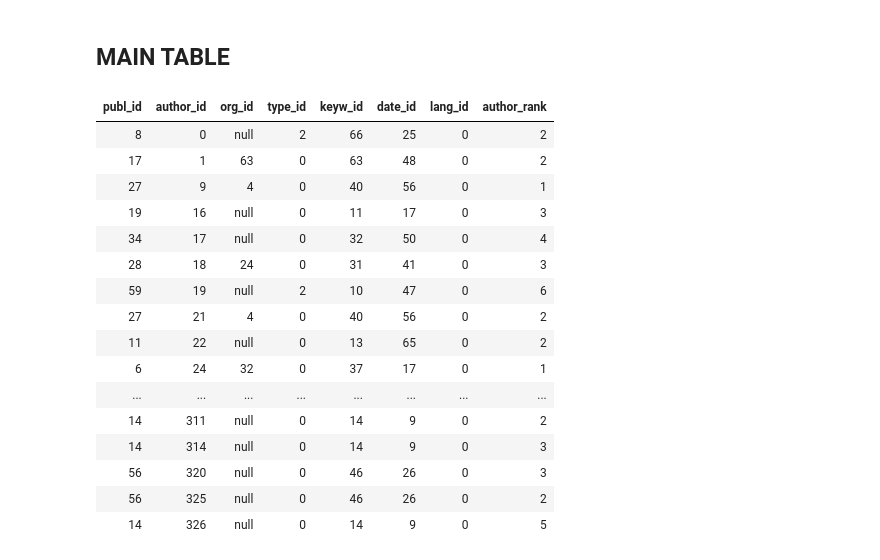
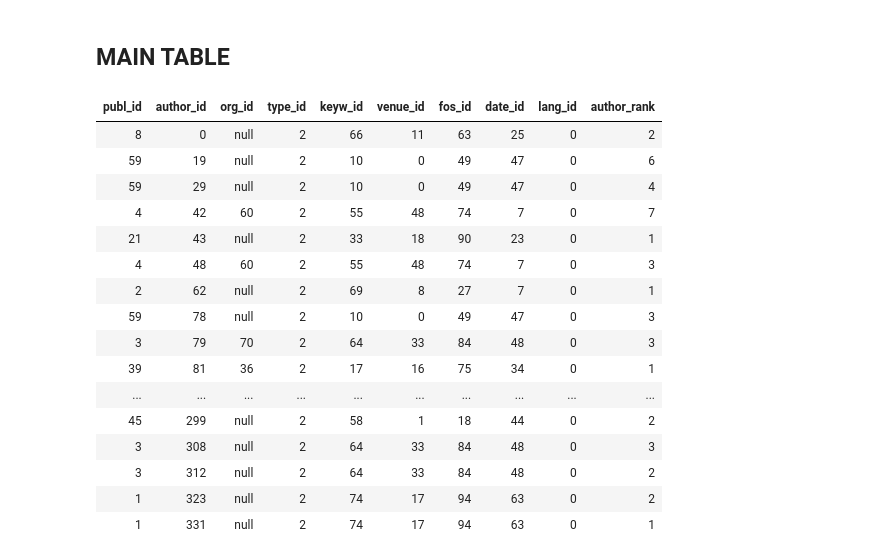
Before and after one commit to Karljohan99/BDM2023-group3, a Jupyter notebook: project1/Project_1.ipynb, the cells around one changed output. Drawn from its saved outputs; the diff is of its cells as text; code cells hidden in the pictures.

Commit message:
IDs for venues and fos

```diff
--- a/project1/Project_1.ipynb
+++ b/project1/Project_1.ipynb
@@ -549,9 +550,23 @@ venues_df = (filtered_df
             .select('title', "doi", 'venue')
             .withColumn("VENUE", getVenueUDF(F.col("doi"), F.col('venue')))
             .select('title',
-                    F.col("VENUE")[0].alias("name"),
+                    F.col("VENUE")[0].alias("venue"),
                     F.col("VENUE")[1].alias("location")
                    )
+             .dropna(subset="venue")
            )
-display(venues_df)
+
+venues = (venues_df.select("venue", "location")
+            .dropDuplicates()
+            .withColumn("venue_id", F.monotonically_increasing_id())
+          )
+
+venues = (venues_df.join(venues, ["venue", "location"])
+           .select("venue_id", "venue", "location", "title")
+           .dropDuplicates()
+        )
+
+display(venues)
+venues_clean = venues.select("venue_id", "venue")
+venues_clean.write.format("delta").mode("overwrite").saveAsTable("venues")
 # %% [output]
@@ -591,6 +606,20 @@ fos_df = (filtered_df
           .select('title', "doi", 'fos')
           .withColumn("FOS", getFosUDF(F.col("doi"), F.col("fos")))
           .select('title', F.col('FOS').alias('fos'))
+          .filter(F.size('fos') > 0)
            )
-display(fos_df)
+
+fos = (fos_df.select("fos")
+            .dropDuplicates()
+            .withColumn("fos_id", F.monotonically_increasing_id())
+          )
+
+fos = (fos_df.join(fos, ["fos"])
+           .select("fos_id", "fos", "title")
+           .dropDuplicates()
+        )
+
+display(fos)
+fos_clean = fos.select("fos_id", "fos")
+fos_clean.write.format("delta").mode("overwrite").saveAsTable("fos")
 # %% [output]
@@ -708,29 +737,31 @@ lang_clean.write.format("delta").mode("overwrite").saveAsTable("lang")
 # %%
 main_table = (publications.join(authors, ["title"])
               .join(organization, ["author"], "left")
               .join(types, ["title"])
               .join(keywords, ["title"])
+              .join(venues, ["title"])
+              .join(fos, ["title"])
               .join(dates, ["title"])
               .join(lang, ["title"])
-              .select("publ_id", "author_id", "org_id", "type_id", "keyw_id", "date_id", "lang_id", F.col("rank").alias("author_rank"))
+              .select("publ_id", "author_id", "org_id", "type_id", "keyw_id", "venue_id", "fos_id", "date_id", "lang_id", F.col("rank").alias("author_rank"))
               )
 display(main_table)
 main_table.write.format("delta").mode("overwrite").option("overwriteSchema", "true").saveAsTable("DBLP_fact_table")
 # %% [output]
-| publ_id | author_id | org_id | type_id | keyw_id | date_id | lang_id | author_rank |
-| 8 | 0 | null | 2 | 66 | 25 | 0 | 2 |
-| 17 | 1 | 63 | 0 | 63 | 48 | 0 | 2 |
-| 27 | 9 | 4 | 0 | 40 | 56 | 0 | 1 |
-| 19 | 16 | null | 0 | 11 | 17 | 0 | 3 |
-| 34 | 17 | null | 0 | 32 | 50 | 0 | 4 |
-| 28 | 18 | 24 | 0 | 31 | 41 | 0 | 3 |
-| 59 | 19 | null | 2 | 10 | 47 | 0 | 6 |
-| 27 | 21 | 4 | 0 | 40 | 56 | 0 | 2 |
-| 11 | 22 | null | 0 | 13 | 65 | 0 | 2 |
-| 6 | 24 | 32 | 0 | 37 | 17 | 0 | 1 |
-| ... | ... | ... | ... | ... | ... | ... | ... |
-| 14 | 311 | null | 0 | 14 | 9 | 0 | 2 |
-| 14 | 314 | null | 0 | 14 | 9 | 0 | 3 |
-| 56 | 320 | null | 0 | 46 | 26 | 0 | 3 |
-| 56 | 325 | null | 0 | 46 | 26 | 0 | 2 |
-| 14 | 326 | null | 0 | 14 | 9 | 0 | 5 |
+| publ_id | author_id | org_id | type_id | keyw_id | venue_id | fos_id | date_id | lang_id | author_rank |
+| 8 | 0 | null | 2 | 66 | 11 | 63 | 25 | 0 | 2 |
+| 59 | 19 | null | 2 | 10 | 0 | 49 | 47 | 0 | 6 |
+| 59 | 29 | null | 2 | 10 | 0 | 49 | 47 | 0 | 4 |
+| 4 | 42 | 60 | 2 | 55 | 48 | 74 | 7 | 0 | 7 |
+| 21 | 43 | null | 2 | 33 | 18 | 90 | 23 | 0 | 1 |
+| 4 | 48 | 60 | 2 | 55 | 48 | 74 | 7 | 0 | 3 |
+| 2 | 62 | null | 2 | 69 | 8 | 27 | 7 | 0 | 1 |
+| 59 | 78 | null | 2 | 10 | 0 | 49 | 47 | 0 | 3 |
+| 3 | 79 | 70 | 2 | 64 | 33 | 84 | 48 | 0 | 3 |
+| 39 | 81 | 36 | 2 | 17 | 16 | 75 | 34 | 0 | 1 |
+| ... | ... | ... | ... | ... | ... | ... | ... | ... | ... |
+| 45 | 299 | null | 2 | 58 | 1 | 18 | 44 | 0 | 2 |
+| 3 | 308 | null | 2 | 64 | 33 | 84 | 48 | 0 | 3 |
+| 3 | 312 | null | 2 | 64 | 33 | 84 | 48 | 0 | 2 |
+| 1 | 323 | null | 2 | 74 | 17 | 94 | 63 | 0 | 2 |
+| 1 | 331 | null | 2 | 74 | 17 | 94 | 63 | 0 | 1 |
```
Also changed, not shown: parts of 7 cells of this notebook.
